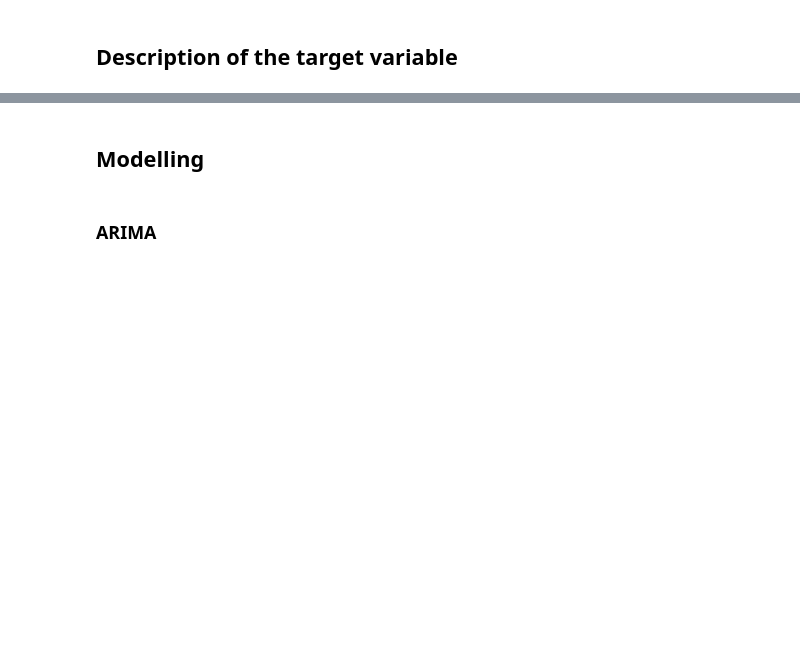
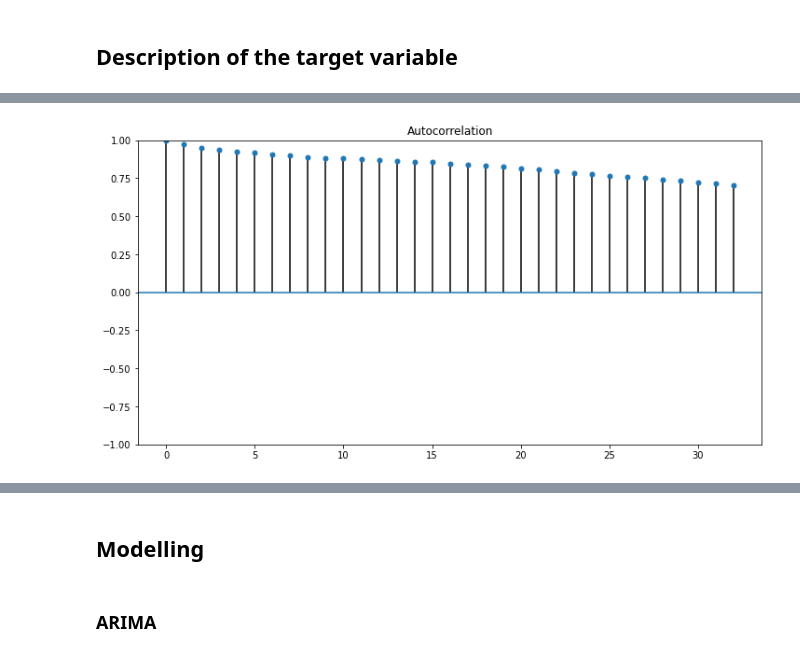
Before and after one commit to josumsc/daily-climate-ts, a Jupyter notebook: src/daily_climate.ipynb, the cells around one changed output, grey strips where cells are left out. Cells and saved outputs as stored; diff of their text form; code cells hidden in the pictures; blank space fills up the shorter version.

```diff
--- a/src/daily_climate.ipynb
+++ b/src/daily_climate.ipynb
@@ -148,3 +245,5 @@ plt.show()
 # %%
-plot_acf(train_df['humidity'])
+plot_acf(train_df['meantemp'])
+# %% [output]
+[figure, added]
 # %%
```
Also changed, not shown: parts of 59 cells of this notebook.
